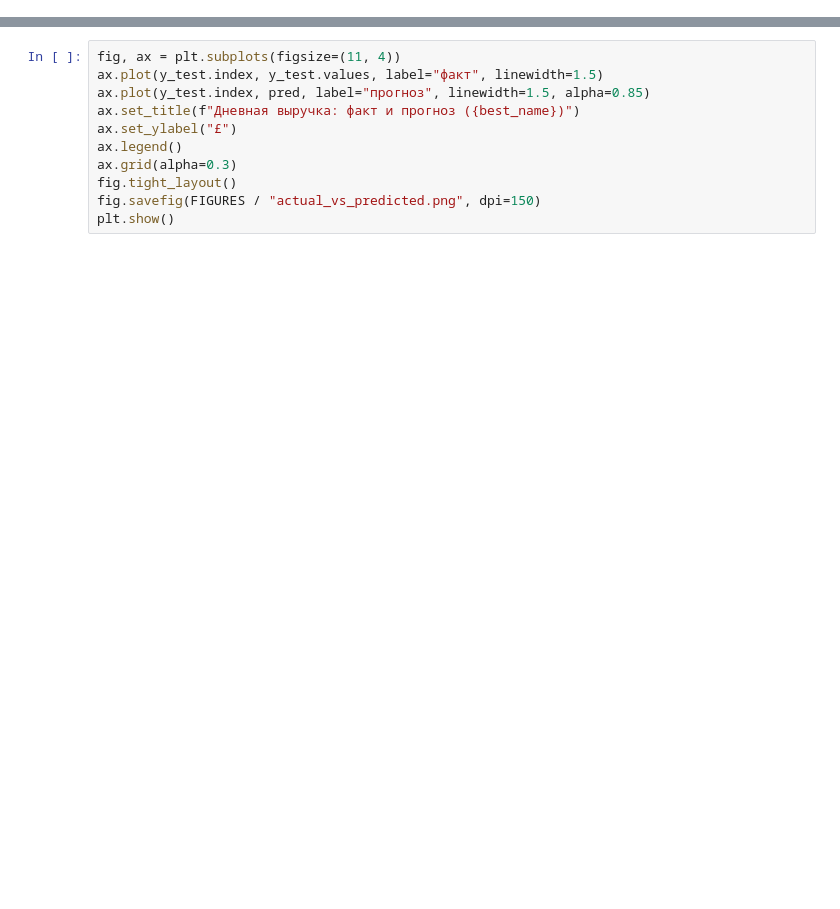
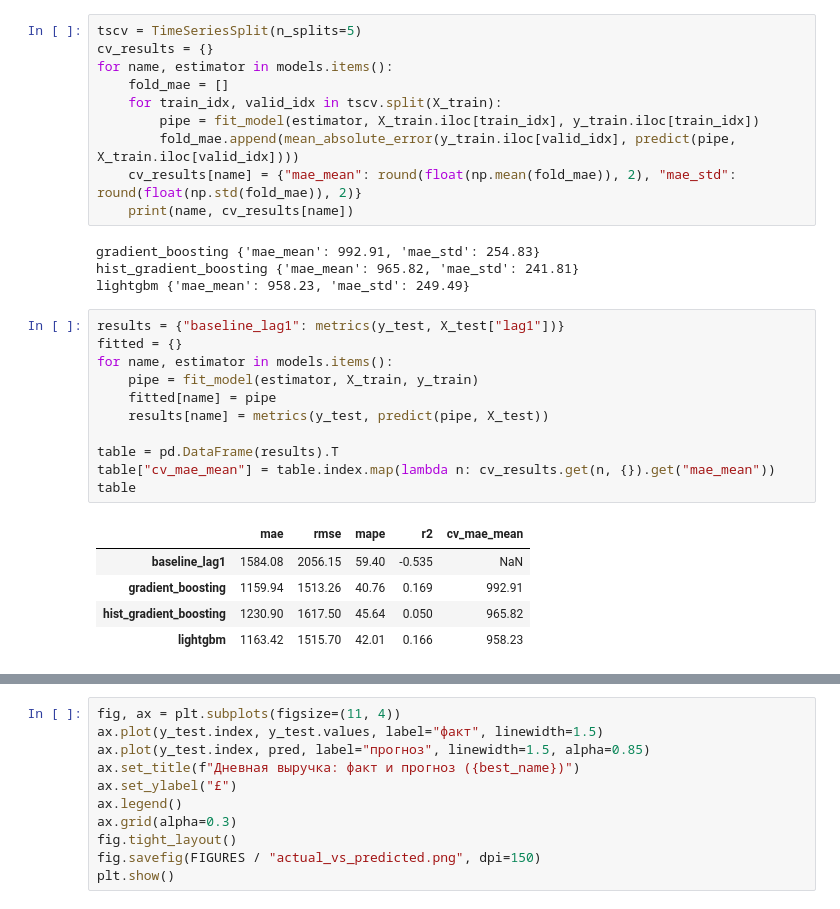
Before and after one commit to gor802018-code/retail-revenue-forecast, a Jupyter notebook: notebooks/01_eda_model.ipynb, the cells around one changed output, grey strips where cells are left out. Saved outputs shown, nothing was run; the diff lists cells and outputs as text; blank space fills up the shorter version.

```diff
--- a/notebooks/01_eda_model.ipynb
+++ b/notebooks/01_eda_model.ipynb
@@ -348,0 +244,31 @@ saved: D:\ML\Projects\kwork\eda_model\models\pipeline.pkl
+# %%
+tscv = TimeSeriesSplit(n_splits=5)
+cv_results = {}
+for name, estimator in models.items():
+    fold_mae = []
+    for train_idx, valid_idx in tscv.split(X_train):
+        pipe = fit_model(estimator, X_train.iloc[train_idx], y_train.iloc[train_idx])
+        fold_mae.append(mean_absolute_error(y_train.iloc[valid_idx], predict(pipe, X_train.iloc[valid_idx])))
+    cv_results[name] = {"mae_mean": round(float(np.mean(fold_mae)), 2), "mae_std": round(float(np.std(fold_mae)), 2)}
+    print(name, cv_results[name])
+# %% [output]
+gradient_boosting {'mae_mean': 992.91, 'mae_std': 254.83}
+hist_gradient_boosting {'mae_mean': 965.82, 'mae_std': 241.81}
+lightgbm {'mae_mean': 958.23, 'mae_std': 249.49}
+# %%
+results = {"baseline_lag1": metrics(y_test, X_test["lag1"])}
+fitted = {}
+for name, estimator in models.items():
+    pipe = fit_model(estimator, X_train, y_train)
+    fitted[name] = pipe
+    results[name] = metrics(y_test, predict(pipe, X_test))
+
+table = pd.DataFrame(results).T
+table["cv_mae_mean"] = table.index.map(lambda n: cv_results.get(n, {}).get("mae_mean"))
+table
+# %% [output]
+|  | mae | rmse | mape | r2 | cv_mae_mean |
+| baseline_lag1 | 1584.08 | 2056.15 | 59.40 | -0.535 | NaN |
+| gradient_boosting | 1159.94 | 1513.26 | 40.76 | 0.169 | 992.91 |
+| hist_gradient_boosting | 1230.90 | 1617.50 | 45.64 | 0.050 | 965.82 |
+| lightgbm | 1163.42 | 1515.70 | 42.01 | 0.166 | 958.23 |
```
Also changed, not shown: parts of 43 cells of this notebook, 8 other files.
